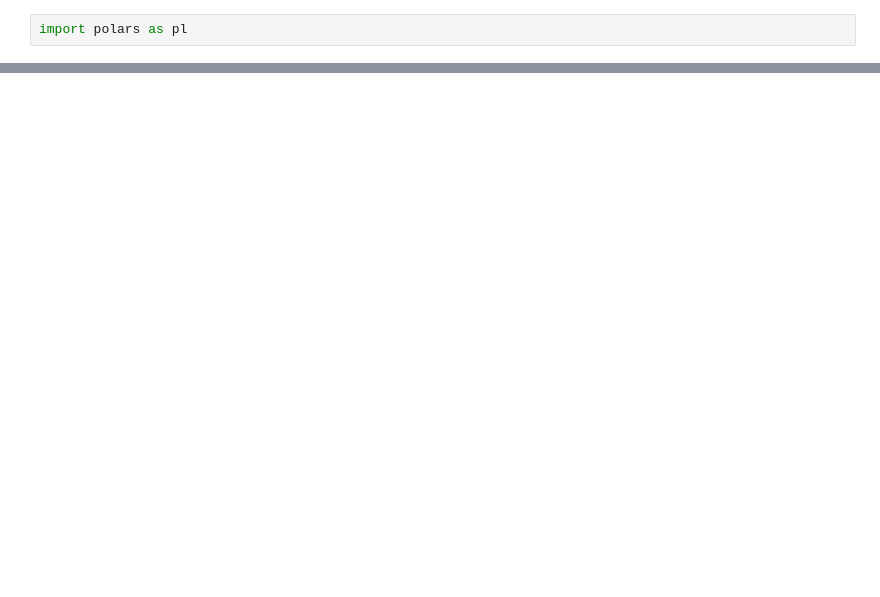
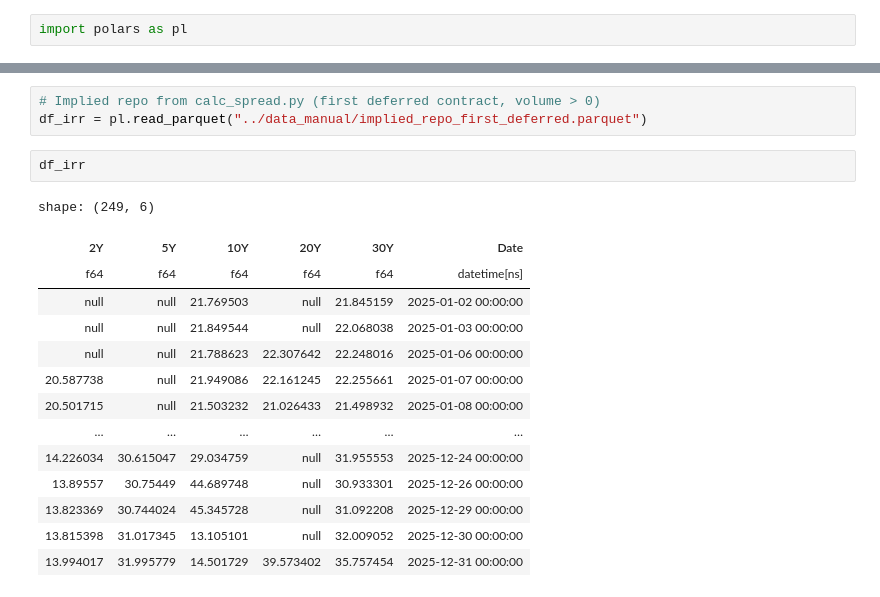
Before and after one commit to maxz073/p10_Siriwardane_et_al_2026, a Jupyter notebook: src/check.ipynb, the cells around one changed output, grey strips where cells are left out. Drawn from its saved outputs; the diff is of its cells as text; blank space fills up the shorter version.

```diff
--- a/src/check.ipynb
+++ b/src/check.ipynb
@@ -32,0 +67,20 @@ df.__len__()
+# %%
+# Implied repo from calc_spread.py (first deferred contract, volume > 0)
+df_irr = pl.read_parquet("../data_manual/implied_repo_first_deferred.parquet")
+# %%
+df_irr
+# %% [output]
+shape: (249, 6)
+| 2Y | 5Y | 10Y | 20Y | 30Y | Date |
+| f64 | f64 | f64 | f64 | f64 | datetime[ns] |
+| null | null | 21.769503 | null | 21.845159 | 2025-01-02 00:00:00 |
+| null | null | 21.849544 | null | 22.068038 | 2025-01-03 00:00:00 |
+| null | null | 21.788623 | 22.307642 | 22.248016 | 2025-01-06 00:00:00 |
+| 20.587738 | null | 21.949086 | 22.161245 | 22.255661 | 2025-01-07 00:00:00 |
+| 20.501715 | null | 21.503232 | 21.026433 | 21.498932 | 2025-01-08 00:00:00 |
+| … | … | … | … | … | … |
+| 14.226034 | 30.615047 | 29.034759 | null | 31.955553 | 2025-12-24 00:00:00 |
+| 13.89557 | 30.75449 | 44.689748 | null | 30.933301 | 2025-12-26 00:00:00 |
+| 13.823369 | 30.744024 | 45.345728 | null | 31.092208 | 2025-12-29 00:00:00 |
+| 13.815398 | 31.017345 | 13.105101 | null | 32.009052 | 2025-12-30 00:00:00 |
+| 13.994017 | 31.995779 | 14.501729 | 39.573402 | 35.757454 | 2025-12-31 00:00:00 |
```
Also changed, not shown: parts of 5 cells of this notebook, 12 other files.
